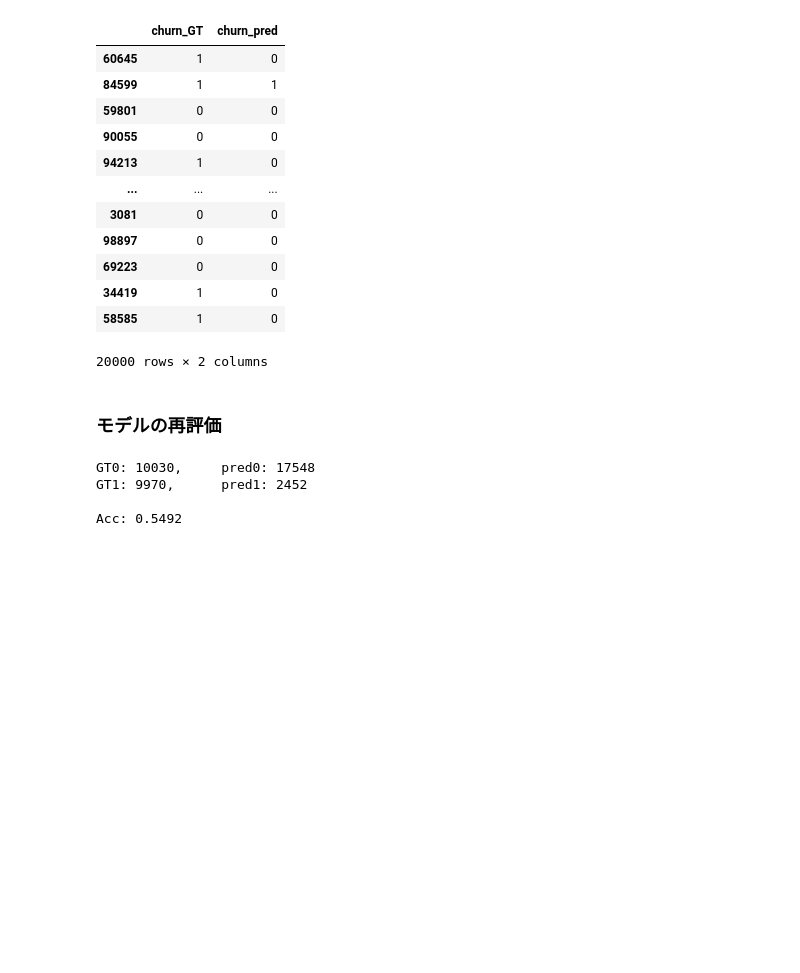
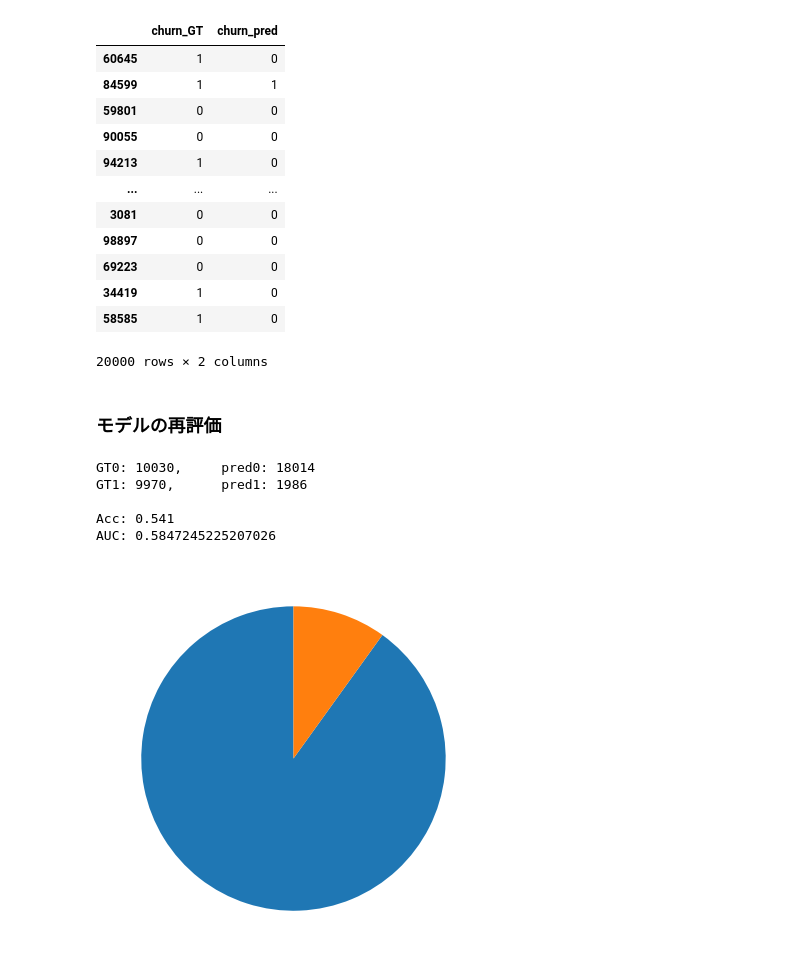
Before and after one commit to tom-uchida/GCI2020_Winter, a Jupyter notebook: final_task/src/experiment.ipynb, the cells around one changed output. Saved outputs shown, nothing was run; the diff lists cells and outputs as text; code cells hidden in the pictures; blank space fills up the shorter version.

```diff
--- a/final_task/src/experiment.ipynb
+++ b/final_task/src/experiment.ipynb
@@ -287,8 +296,17 @@ print( 'GT1: {},\tpred1: {}'.format( GT1.sum(), pred1.sum() ) )
 # acc: 正答率
 acc = accuracy_score( y_test, y_pred )
 print( '\nAcc:', acc )
+
+# AUC
+auc = roc_auc_score( y_test,y_pred_prob[:,1]) # 引数 : roc_auc_score(正解クラス, クラス1の予測確率)
+print( 'AUC:', auc )
 # %% [output]
-GT0: 10030,     pred0: 17548
-GT1: 9970,      pred1: 2452
+GT0: 10030,     pred0: 18014
+GT1: 9970,      pred1: 1986
 
-Acc: 0.5492
+Acc: 0.541
+AUC: 0.5847245225207026
+# %%
+plot_churn_ratio()
+# %% [output]
+[figure, added]
```
Also changed, not shown: parts of 10 cells of this notebook.
